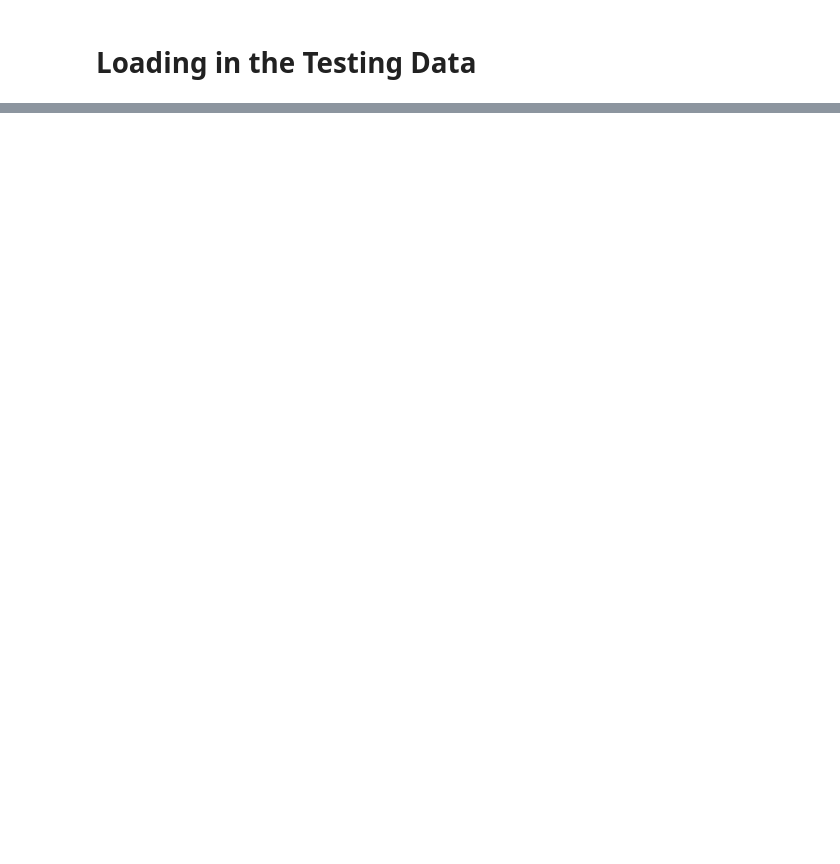
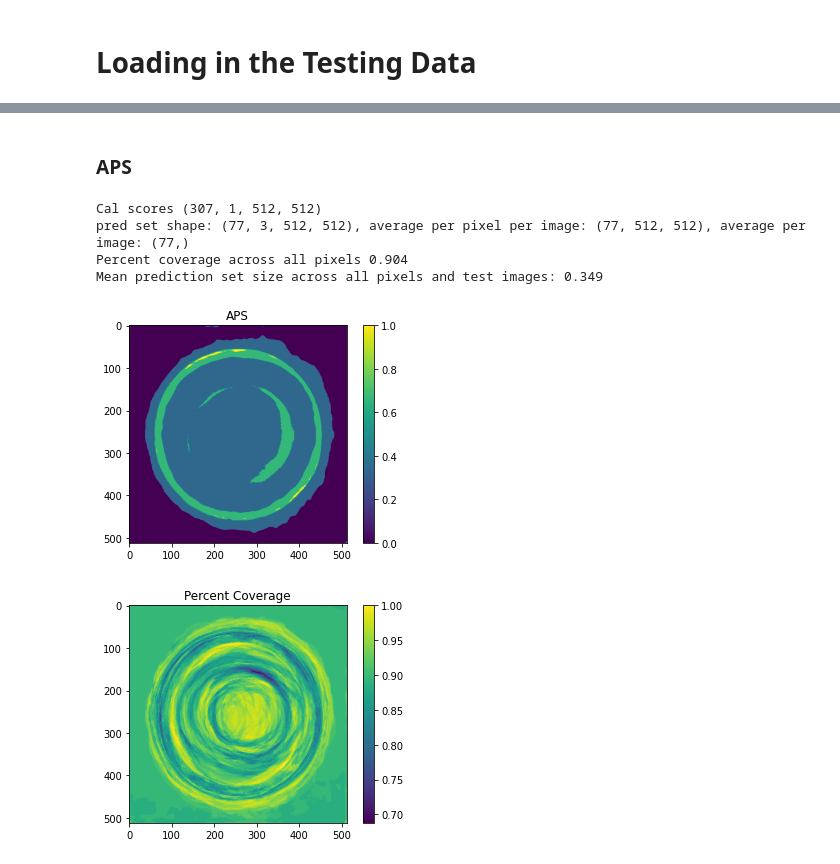
Before and after one commit to ClarkQTIM/Conformal_Uncertainty_Quantification, a Jupyter notebook: Scott_Segmentation_CUQ.ipynb, the cells around one changed output, grey strips where cells are left out. Drawn from its saved outputs; the diff is of its cells as text; code cells hidden in the pictures; blank space fills up the shorter version.

```diff
--- a/Scott_Segmentation_CUQ.ipynb
+++ b/Scott_Segmentation_CUQ.ipynb
@@ -176,0 +901,28 @@ preprocessor = MaskFormerImageProcessor(ignore_index=0, reduce_labels=False, do_
+# %% [markdown]
+### APS
+# %%
+# Predictive Sets
+
+cal_scores_aps = get_calibration_scores_aps(y_cal, cal_probs)
+prediction_sets_aps, average_per_pixel_per_image_aps, average_per_image_aps, pct_coverages_aps = cuq_seg_pred_set_aps(cal_scores_aps, test_probs, 0.1, y_test)
+
+print(f'pred set shape: {prediction_sets_aps.shape}, average per pixel per image: {average_per_pixel_per_image_aps.shape}, average per image: {average_per_image_aps.shape}')
+print(f'Percent coverage across all pixels {np.round(pct_coverages_aps.mean(), 3)}')
+print(f'Mean prediction set size across all pixels and test images: {np.round(average_per_image_aps.mean(), 3)}')
+
+plt.imshow(average_per_pixel_per_image_aps[0])
+plt.title('APS')
+plt.colorbar()
+plt.show()
+
+plt.imshow(100*pct_coverages_aps)
+plt.title('Percent Coverage')
+plt.colorbar()
+plt.show()
+# %% [output]
+Cal scores (307, 1, 512, 512)
+pred set shape: (77, 3, 512, 512), average per pixel per image: (77, 512, 512), average per image: (77,)
+Percent coverage across all pixels 0.904
+Mean prediction set size across all pixels and test images: 0.349
+[figure, added]
+[figure, added]
```
Also changed, not shown: parts of 30 cells of this notebook, 2 other files.
